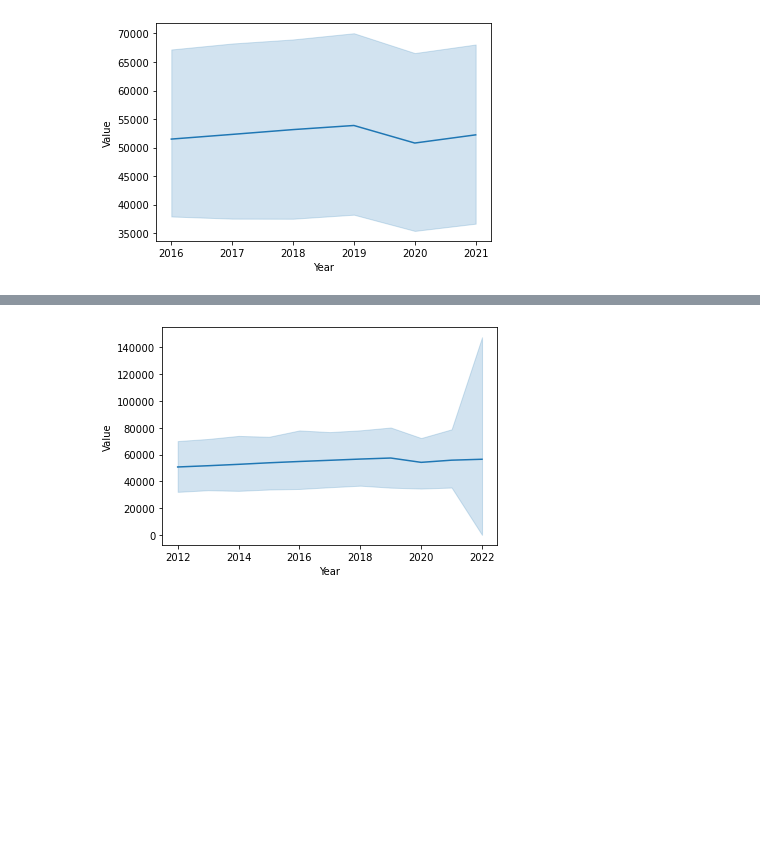
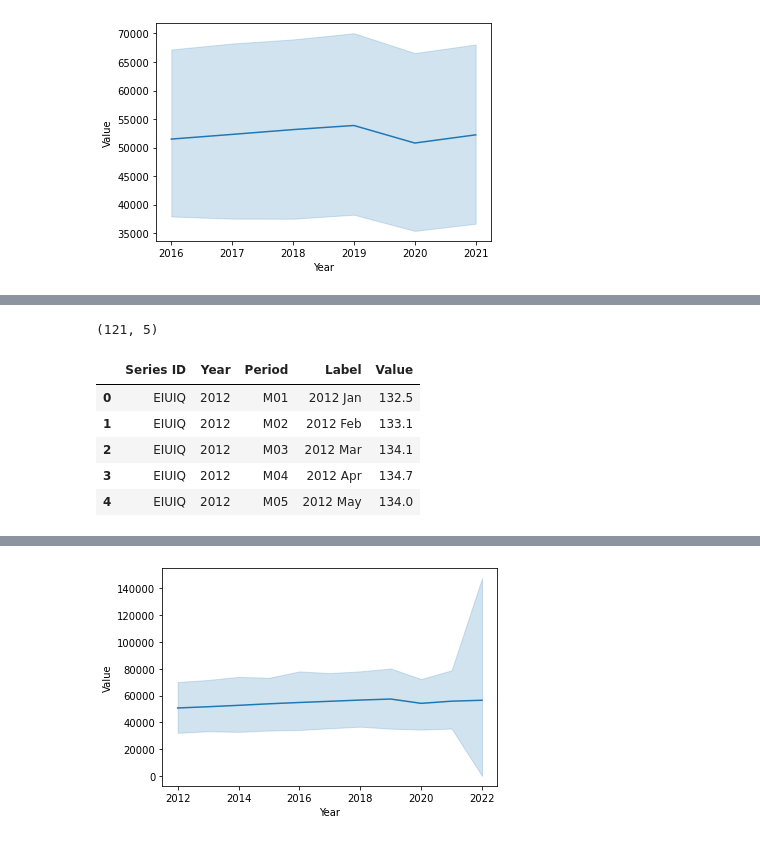
Before and after one commit to techthumb1/bls_project, a Jupyter notebook: notebooks/bls_data_tool.ipynb, the cells around one changed output, grey strips where cells are left out. Drawn from its saved outputs; the diff is of its cells as text; code cells hidden in the pictures; blank space fills up the shorter version.

Commit message:
adding more data from ces

```diff
--- a/notebooks/bls_data_tool.ipynb
+++ b/notebooks/bls_data_tool.ipynb
@@ -181,0 +172,8 @@ ppi_commodity.head()
+# %%
+# Load data
+consumer_pi = pd.read_excel('/Users/jasonrobinson/Documents/Projects/BLS_annex/CPI-SeriesReport.xlsx')
+wages_hours = pd.read_csv('/Users/jasonrobinson/Documents/Projects/bls_project/data/Employment, Hours, and Earnings...(National).csv')
+current_employment = pd.read_excel('/Users/jasonrobinson/Documents/Projects/BLS_annex/CEU-SeriesReport.xlsx')
+export = pd.read_csv('/Users/jasonrobinson/Downloads/export_monthy.csv')
+import_monthly = pd.read_csv('/Users/jasonrobinson/Downloads/import_monthly.csv')
+midwest_cpi = pd.read_csv('/Users/jasonrobinson/Downloads/midwest-cpi.csv')
@@ -181,0 +204,11 @@ ppi_commodity.head()
+# %%
+print(export.shape)
+export.head()
+# %% [output]
+(121, 5)
+|  | Series ID | Year | Period | Label | Value |
+| 0 | EIUIQ | 2012 | M01 | 2012 Jan | 132.5 |
+| 1 | EIUIQ | 2012 | M02 | 2012 Feb | 133.1 |
+| 2 | EIUIQ | 2012 | M03 | 2012 Mar | 134.1 |
+| 3 | EIUIQ | 2012 | M04 | 2012 Apr | 134.7 |
+| 4 | EIUIQ | 2012 | M05 | 2012 May | 134.0 |
```
Also changed, not shown: parts of 14 cells of this notebook, 7 other files.
